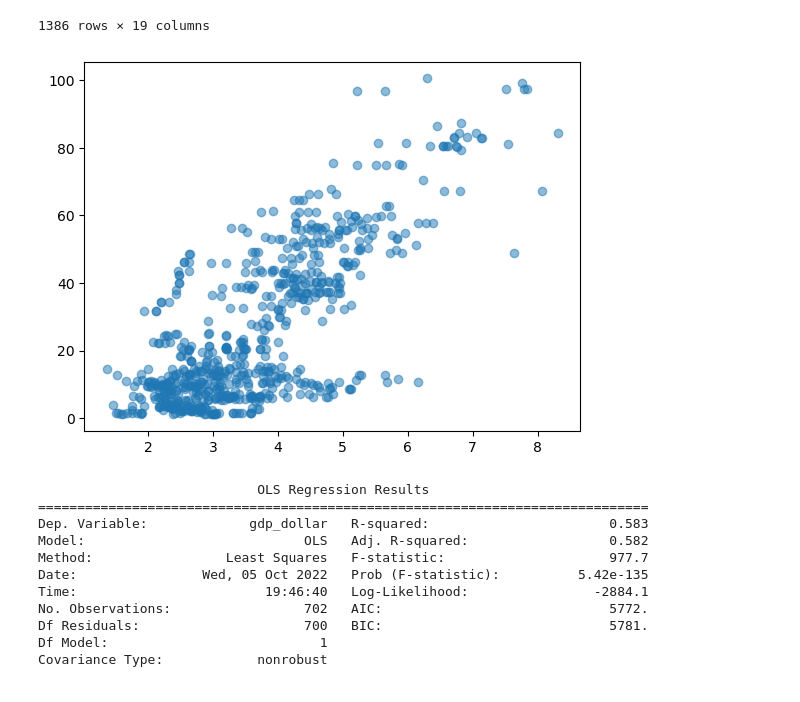
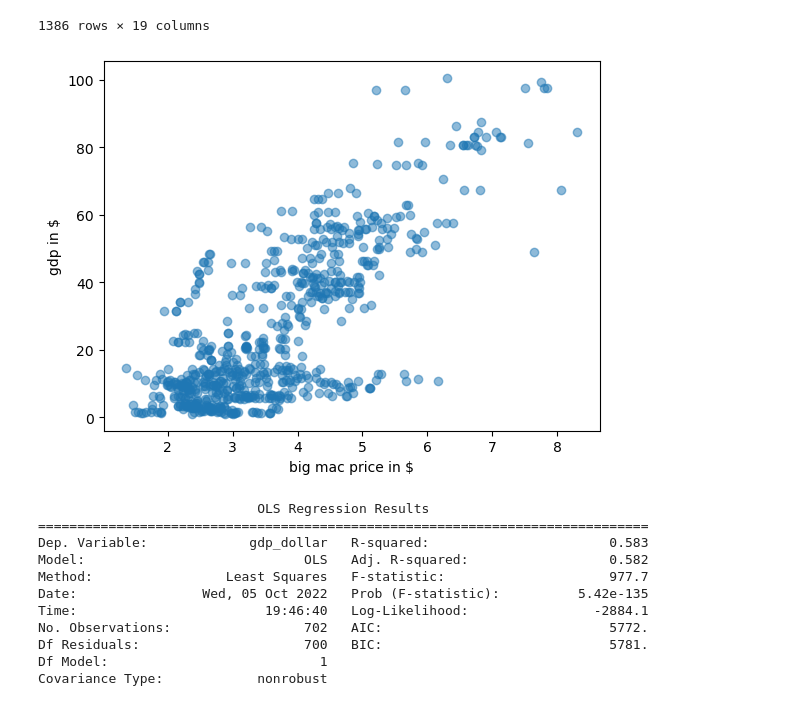
Before and after one commit to ernbilen/Data200_Fall22, a Jupyter notebook: notes/data180 recap.ipynb, the cells around one changed output. Cells and saved outputs as stored; diff of their text form; code cells hidden in the pictures.

```diff
--- a/notes/data180 recap.ipynb
+++ b/notes/data180 recap.ipynb
@@ -176,9 +176,11 @@ big_mac
 big_mac['gdp_dollar'] = big_mac['gdp_dollar']/1000
 # %%
 plt.scatter(big_mac.dollar_price, big_mac.gdp_dollar,alpha=.5)
+plt.xlabel('big mac price in $')
+plt.ylabel('gdp in $')
 plt.show()
 # %% [output]
-[figure, old version]
+[figure, new version]
 # %%
 result = sm.ols(formula="gdp_dollar ~ dollar_price", data=big_mac).fit()
 print(result.summary())
```
Also changed, not shown: parts of 2 cells of this notebook.
